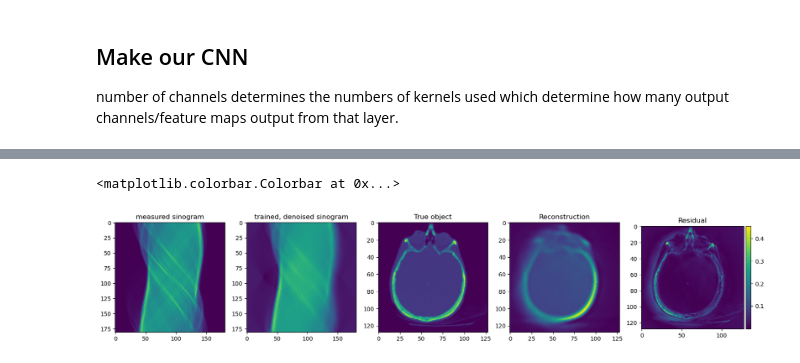
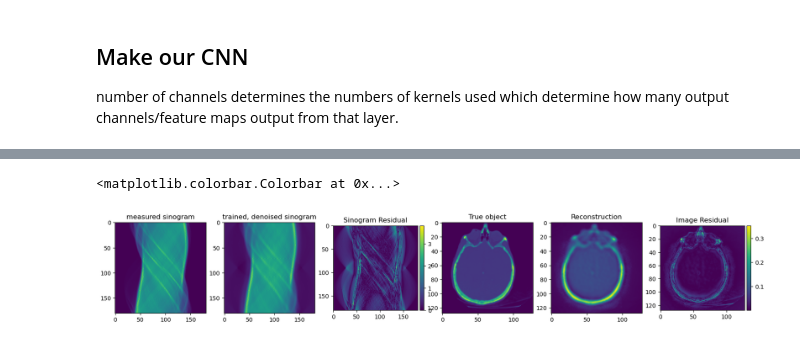
Before and after one commit to henrynjones/tomo_suli, a Jupyter notebook: Deep_learned_FBP.ipynb, the cells around one changed output, grey strips where cells are left out. Cells and saved outputs as stored; diff of their text form; code cells hidden in the pictures.

```diff
--- a/Deep_learned_FBP.ipynb
+++ b/Deep_learned_FBP.ipynb
@@ -161,33 +166,42 @@ plt.plot(np.arange(epochs), np.array(train_loss))
 # %%
 from mpl_toolkits.axes_grid1 import make_axes_locatable
 
 
-fig, ax = plt.subplots(1,5, figsize = (20, 10))
+fig, ax = plt.subplots(1,6, figsize = (20, 10))
 np_object = torch_to_np(true_object_tensor)
 fbp_recon_plot = torch_to_np(fbp_recon)
 
 ax[0].imshow(torch_to_np(true_sinogram))
 ax[0].set_title("measured sinogram")
 
 ax[1].imshow(torch_to_np(rec_fp))
 ax[1].set_title("trained, denoised sinogram")
 
+divider = make_axes_locatable(ax[2])
+difference = ax[2].imshow(np.abs(torch_to_np(true_sinogram) - torch_to_np(rec_fp)))
+ax[2].set_title("Sinogram Residual")
 
-ax[2].imshow(np_object)
-ax[2].set_title("True object")
-
-ax[3].imshow(fbp_recon_plot)
-ax[3].set_title("Reconstruction")
-
-
-divider = make_axes_locatable(ax[4])
-difference = ax[4].imshow(np.abs(np_object - fbp_recon_plot))
-ax[4].set_title("Residual")
-
-divider = make_axes_locatable(ax[4])
+divider = make_axes_locatable(ax[2])
 cax = divider.append_axes('right', size='5%', pad=0.05)
 
 fig.colorbar(difference, cax = cax)
+
+
+ax[3].imshow(np_object)
+ax[3].set_title("True object")
+
+ax[4].imshow(fbp_recon_plot)
+ax[4].set_title("Reconstruction")
+
+
+divider = make_axes_locatable(ax[5])
+difference = ax[5].imshow(np.abs(np_object - fbp_recon_plot))
+ax[5].set_title("Image Residual")
+
+divider = make_axes_locatable(ax[5])
+cax = divider.append_axes('right', size='5%', pad=0.05)
+
+fig.colorbar(difference, cax = cax)
 # %% [output]
 <matplotlib.colorbar.Colorbar at 0x...>
-[figure, old version]
+[figure, new version]
```
Also changed, not shown: parts of 4 cells of this notebook.
